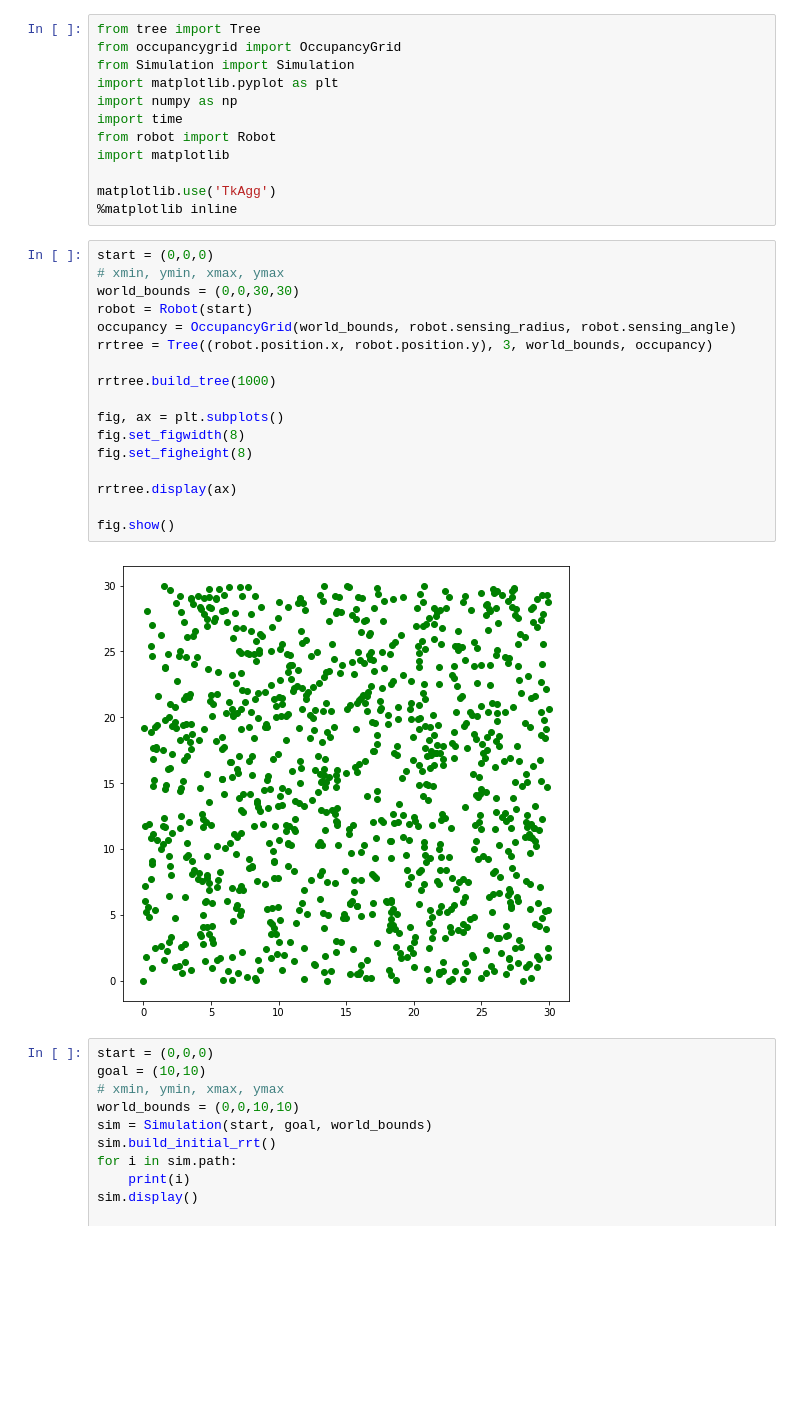
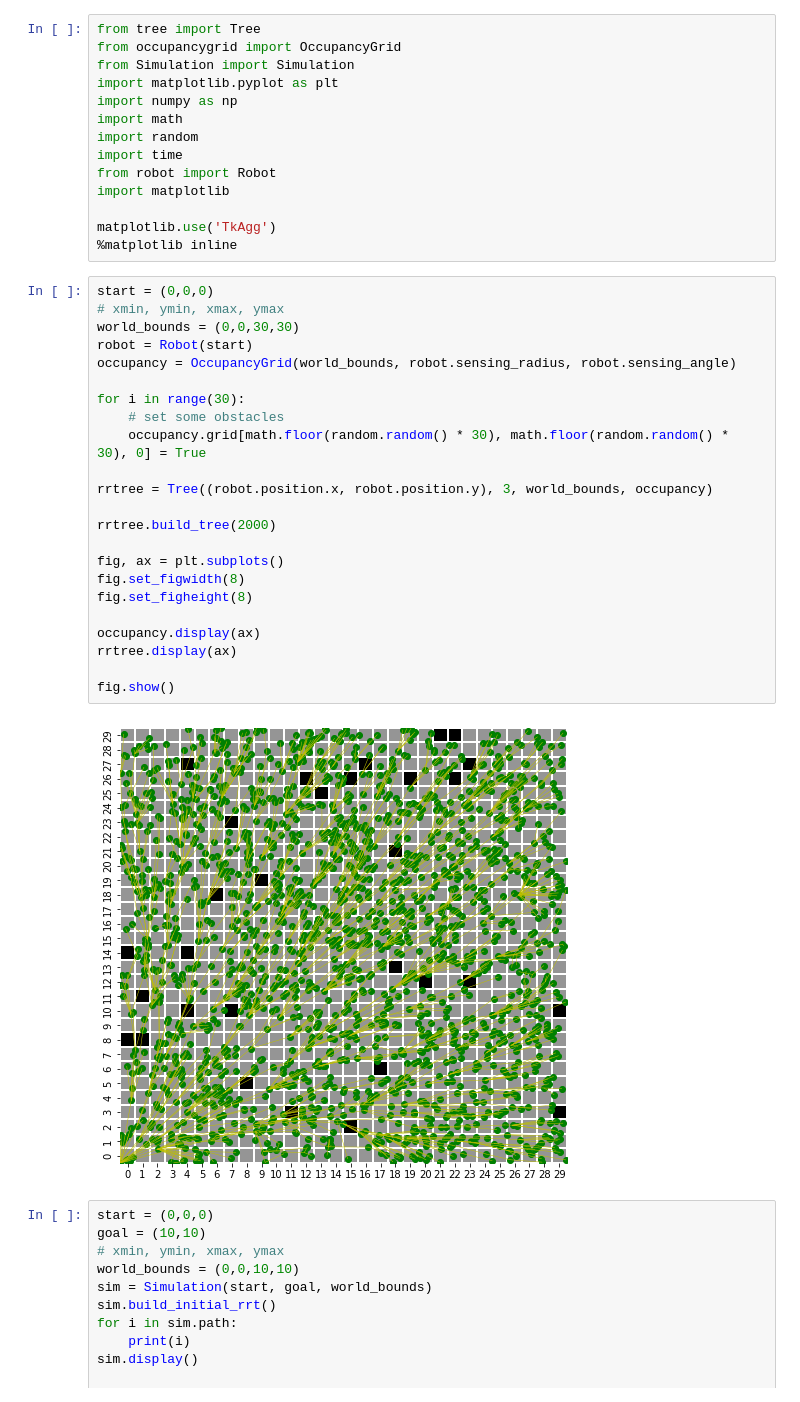
Before and after one commit to GitHubNoskcaj211/Path-Planning-V1, a Jupyter notebook: simulation.ipynb, the cells around one changed output. Drawn from its saved outputs; the diff is of its cells as text; blank space fills up the shorter version.

```diff
--- a/simulation.ipynb
+++ b/simulation.ipynb
@@ -4,6 +4,8 @@ from occupancygrid import OccupancyGrid
 from Simulation import Simulation
 import matplotlib.pyplot as plt
 import numpy as np
+import math
+import random
 import time
 from robot import Robot
 import matplotlib
@@ -13,22 +15,28 @@ matplotlib.use('TkAgg')
 # %%
 start = (0,0,0)
 # xmin, ymin, xmax, ymax
 world_bounds = (0,0,30,30)
 robot = Robot(start)
 occupancy = OccupancyGrid(world_bounds, robot.sensing_radius, robot.sensing_angle)
+
+for i in range(30):
+    # set some obstacles
+    occupancy.grid[math.floor(random.random() * 30), math.floor(random.random() * 30), 0] = True
+
 rrtree = Tree((robot.position.x, robot.position.y), 3, world_bounds, occupancy)
 
-rrtree.build_tree(1000)
+rrtree.build_tree(2000)
 
 fig, ax = plt.subplots()
 fig.set_figwidth(8)
 fig.set_figheight(8)
 
+occupancy.display(ax)
 rrtree.display(ax)
 
 fig.show()
 # %% [output]
-[figure, old version]
+[figure, new version]
 # %%
 start = (0,0,0)
 goal = (10,10)
```
Also changed, not shown: 2 other files.
